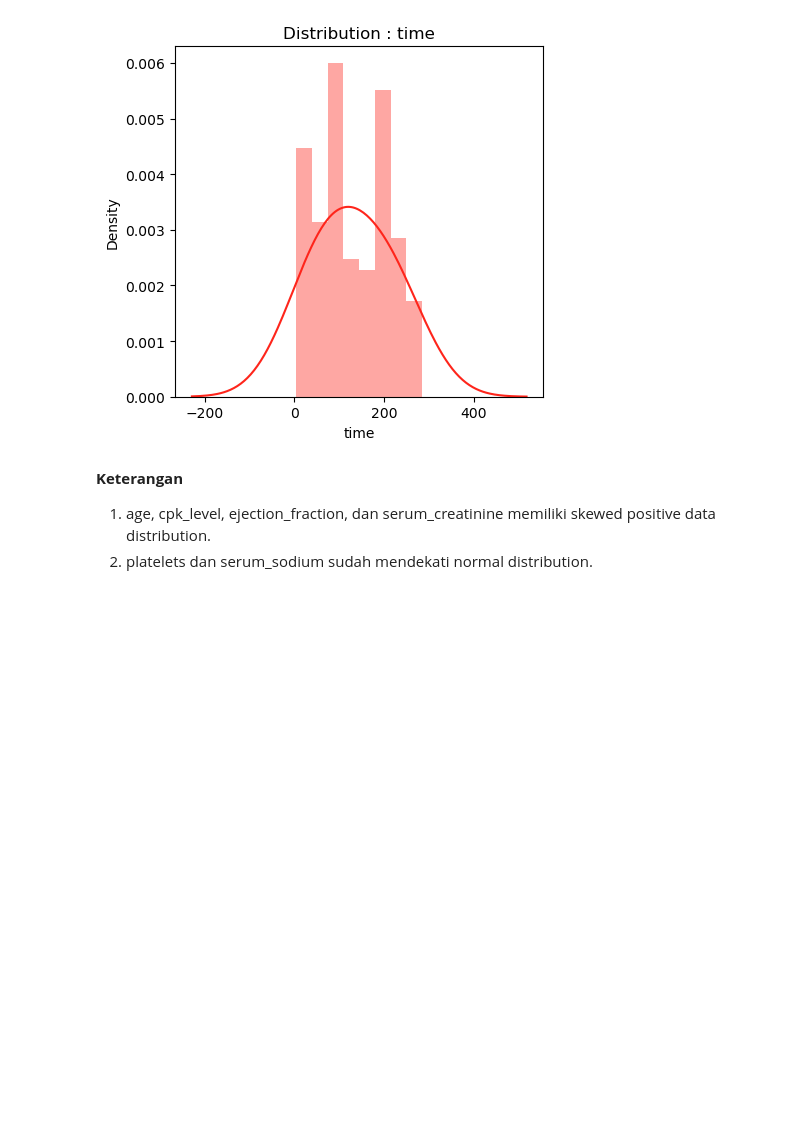
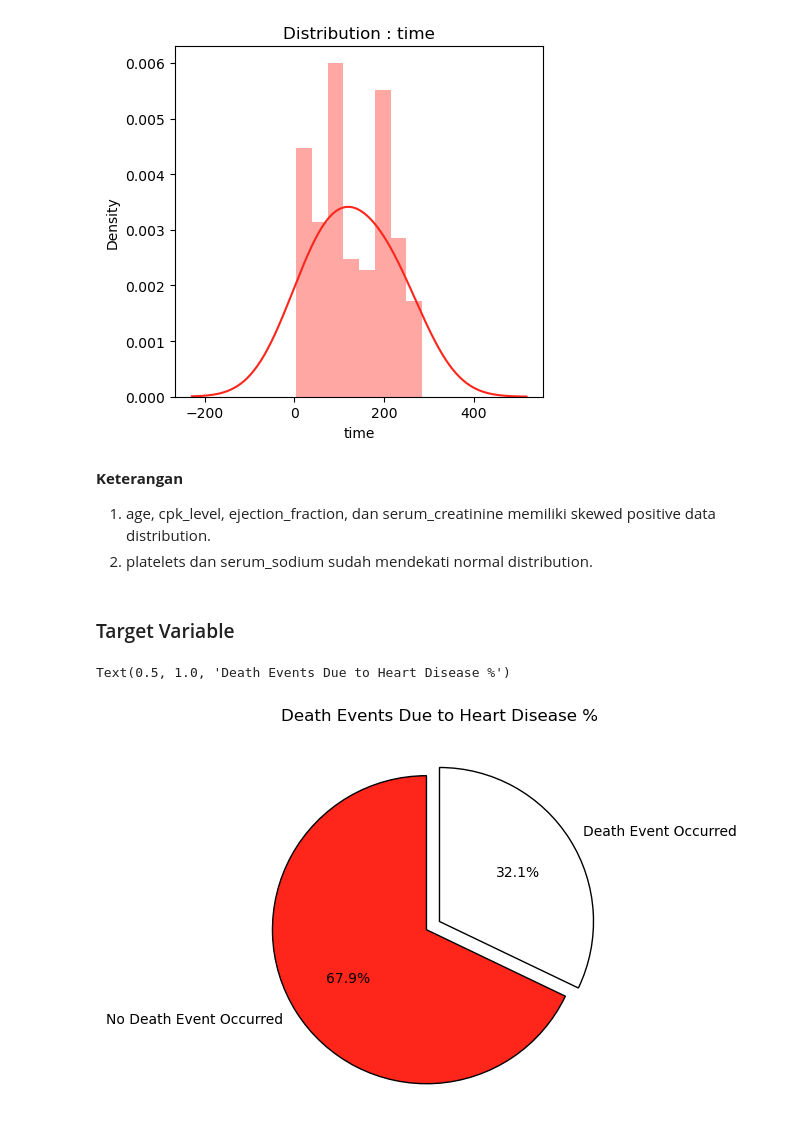
Before and after one commit to qarisp/H8_PYTN-KS08-019, a Jupyter notebook: FinalProject/FinalProject3/Notebook/PYTN_KampusMerdeka_fp3_Qaris Ardian Pratama.ipynb, the cells around one changed output. Cells and saved outputs as stored; diff of their text form; code cells hidden in the pictures; blank space fills up the shorter version.

```diff
--- a/FinalProject/FinalProject3/Notebook/PYTN_KampusMerdeka_fp3_Qaris Ardian Pratama.ipynb
+++ b/FinalProject/FinalProject3/Notebook/PYTN_KampusMerdeka_fp3_Qaris Ardian Pratama.ipynb
@@ -218,3 +221,16 @@ Text(0.5, 1.0, 'Distribution : time')
 <br>
 1. age, cpk_level, ejection_fraction, dan serum_creatinine memiliki skewed positive data distribution.
 2. platelets dan serum_sodium sudah mendekati normal distribution.
+# %% [markdown]
+### Target Variable
+# %%
+l = list(df1['death_event'].value_counts())
+circle = [l[0] / sum(l) * 100,l[1] / sum(l) * 100]
+
+fig = plt.subplots(figsize = (20,5))
+plt.pie(circle,labels = ['No Death Event Occurred','Death Event Occurred'],autopct='%1.1f%%',startangle = 90,explode = (0.1,0),colors = colors,
+       wedgeprops = {'edgecolor' : 'black','linewidth': 1,'antialiased' : True})
+plt.title('Death Events Due to Heart Disease %')
+# %% [output]
+Text(0.5, 1.0, 'Death Events Due to Heart Disease %')
+[figure, added]
```
Also changed, not shown: parts of 23 cells of this notebook.
